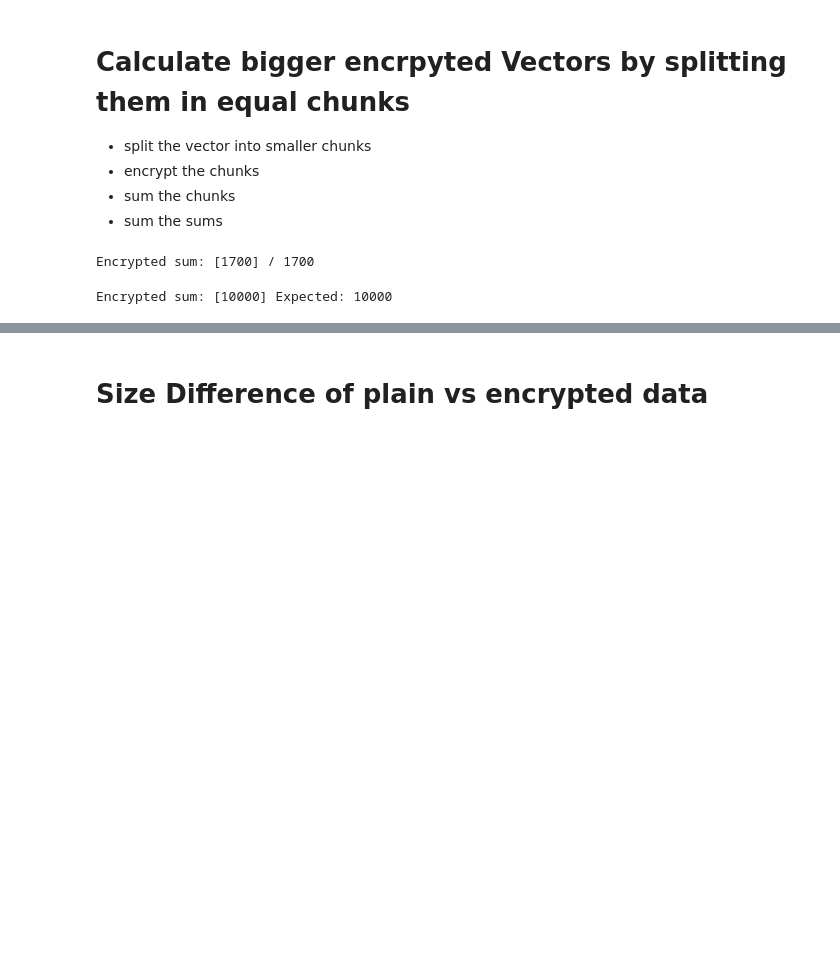
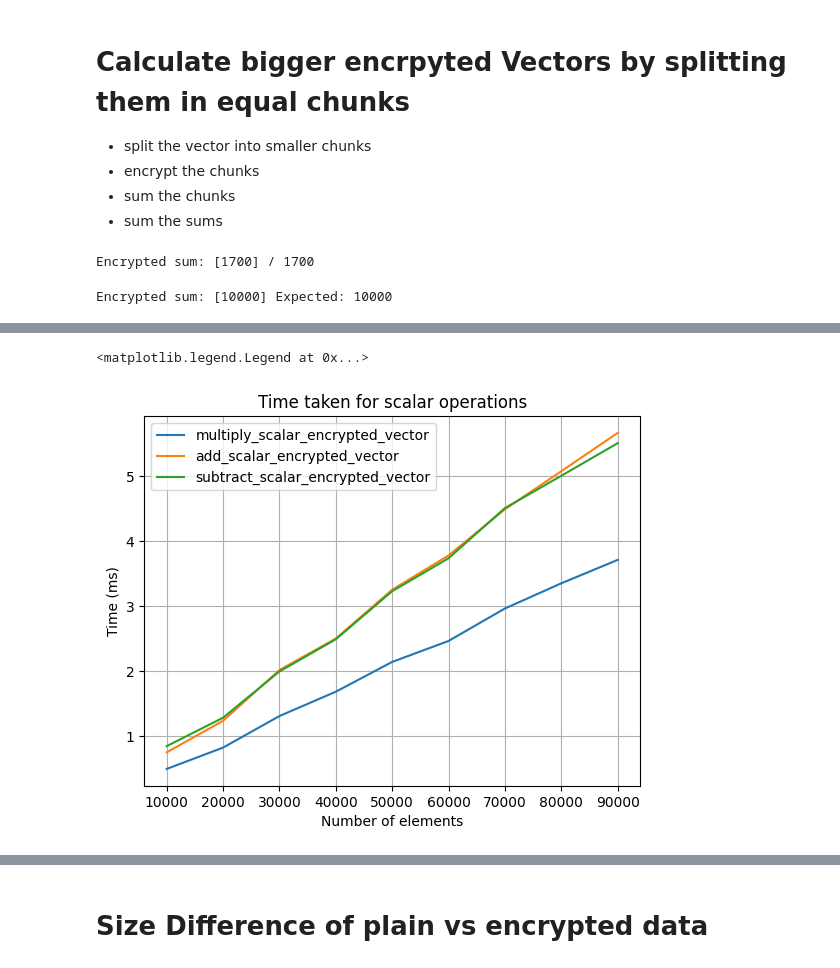
Before and after one commit to priyanshu2015/PPC-Techniques-Implementation, a Jupyter notebook: analytics.ipynb, the cells around one changed output, grey strips where cells are left out. Cells and saved outputs as stored; diff of their text form; code cells hidden in the pictures; blank space fills up the shorter version.

```diff
--- a/analytics.ipynb
+++ b/analytics.ipynb
@@ -453,0 +511,26 @@ plt.legend()
+# %%
+import matplotlib.pyplot as plt
+import numpy as np
+import copy
+START = 10000
+NUMBER_OF_ELEMENTS = 100000
+STEPS = 10000
+
+operation_times = {}
+for operation in [multiply_scalar_encrypted_vector, add_scalar_encrypted_vector, subtract_scalar_encrypted_vector, power_encrypted_vector]:
+    if operation not in operation_times:
+        operation_times[operation.__name__] = []
+    print(f"Calculating for {operation.__name__}")
+
+    for i in range(START, NUMBER_OF_ELEMENTS, STEPS):
+        vector = [1 for i in range(i)]
+        encrypted_vector, _ = encrypt_vector_for_sum(vector)
+        times_temp = []
+        for j in range(100): # repeat the operation 100 times to get a better average
+            copy = encrypted_vector.copy()
+            start = time.perf_counter_ns()
+            result = operation(copy, 2)
+            stop = time.perf_counter_ns()
+            times_temp.append((stop-start)/1e6)
+        operation_times[operation.__name__].append(np.median(times_temp))
+        print(f"Done with {operation.__name__} for {i} elements")
@@ -453,0 +555,19 @@ plt.legend()
+# %%
+# plot the times
+
+plt.figure()
+# enable the grid
+plt.grid(True)
+plt.xlabel("Number of elements")
+plt.ylabel("Time (ms)")
+plt.title("Time taken for scalar operations")
+
+for operation, times in operation_times.items():
+    if operation == "power_encrypted_vector":
+        continue
+    plt.plot(range(START, NUMBER_OF_ELEMENTS, STEPS), times, label=operation)
+
+plt.legend()
+# %% [output]
+<matplotlib.legend.Legend at 0x...>
+[figure, added]
```
Also changed, not shown: parts of 18 cells of this notebook.
